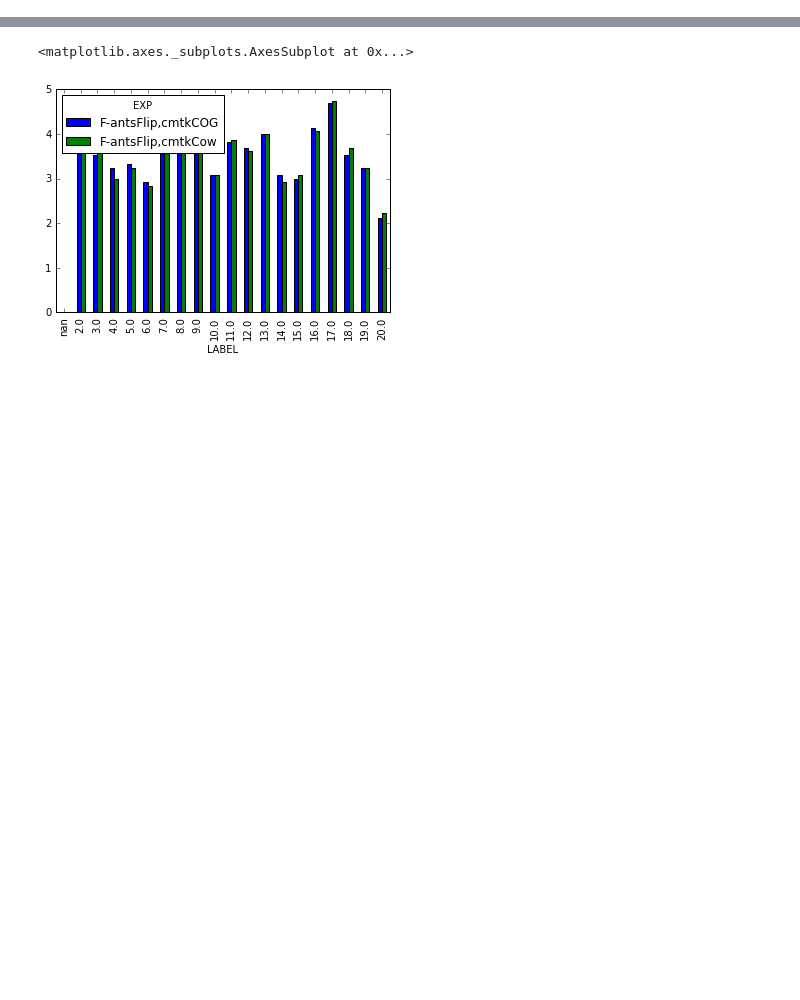
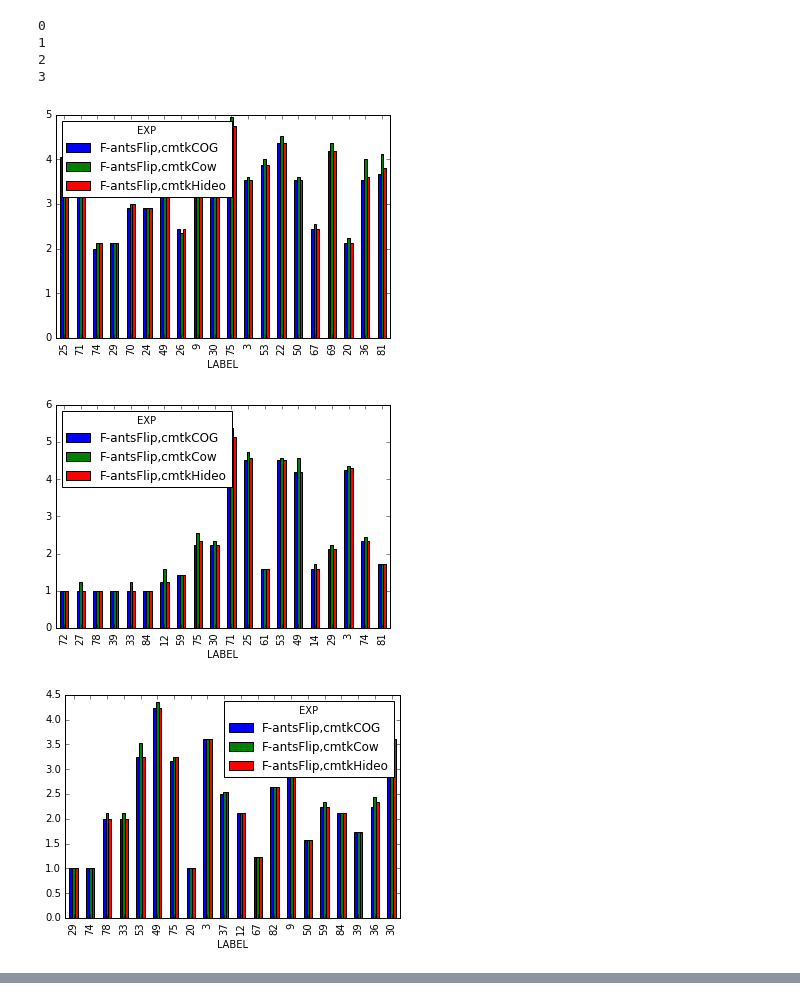
Before and after one commit to saalfeldlab/template-building, a Jupyter notebook: python/labelwise_skeleton_distance_analysis.ipynb, the cells around one changed output, grey strips where cells are left out. Drawn from its saved outputs; the diff is of its cells as text; code cells hidden in the pictures; blank space fills up the shorter version.

```diff
--- a/python/labelwise_skeleton_distance_analysis.ipynb
+++ b/python/labelwise_skeleton_distance_analysis.ipynb
@@ -133,14 +128,23 @@ line_label_avgs = gb_line_label.mean().sort_values('VALUE', ascending=False)
 # %%
 # For each line, plot the median distance over templates/regMethod
 
 # Only plot for the top N labels
 N = 20
 line = 0
+# fig, axs = plt.subplots(1,4)
 
-# Get the top N labels
-l = line_label_avgs[ (line_label_avgs.LINE == line ) & (line_label_avgs.LABEL > 0) ].LABEL[range(N)]
-
-med_df = dist_df[(dist_df.STAT == 'MEDIAN') & (dist_df.LINE == 0)  & (dist_df.LABEL > 0) ]
-med_df_piv = med_df[['EXP','LABEL','VALUE']].pivot( index='LABEL', columns='EXP', values='VALUE' )
-# print ' '
-# med_df_piv.loc[ l ]
+for line in [0,1,2,3]:
+    #     print line
+    # Get the top N labels for this line
+    l = line_label_avgs[ (line_label_avgs.LINE == line ) & (line_label_avgs.LABEL > 0) ].head( N ).LABEL
+    med_df = dist_df[(dist_df.STAT == 'MEDIAN') & (dist_df.LINE == line) & (dist_df.LABEL > 0) ]
+    med_df_piv = med_df[['EXP','LABEL','VALUE']].pivot( index='LABEL', columns='EXP', values='VALUE' )
+    med_df_piv.loc[ l ].plot.bar()
+# %% [output]
+0
+1
+2
+3
+[figure, added]
+[figure, added]
+[figure, added]
@@ -147,5 +151,0 @@ med_df_piv = med_df[['EXP','LABEL','VALUE']].pivot( index='LABEL', columns='EXP'
-# %%
-med_df_piv.loc[ l ].plot.bar()
-# %% [output]
-<matplotlib.axes._subplots.AxesSubplot at 0x...>
-[figure, removed]
```
Also changed, not shown: parts of 3 cells of this notebook.
